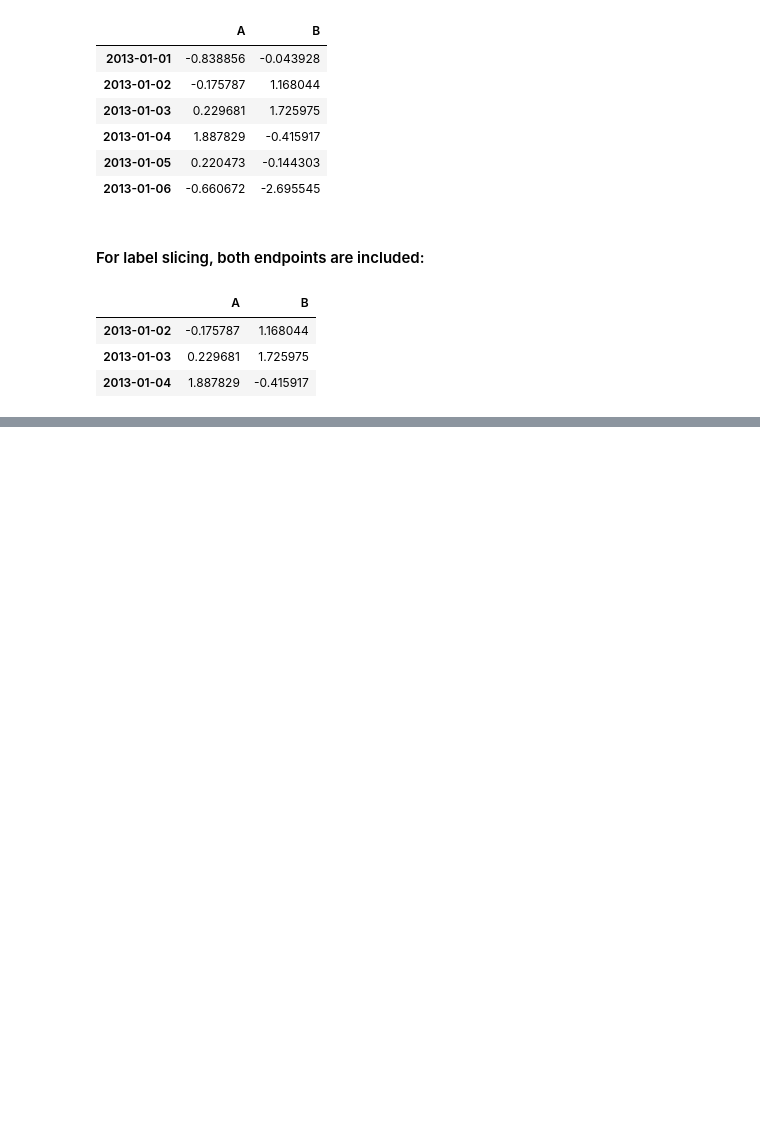
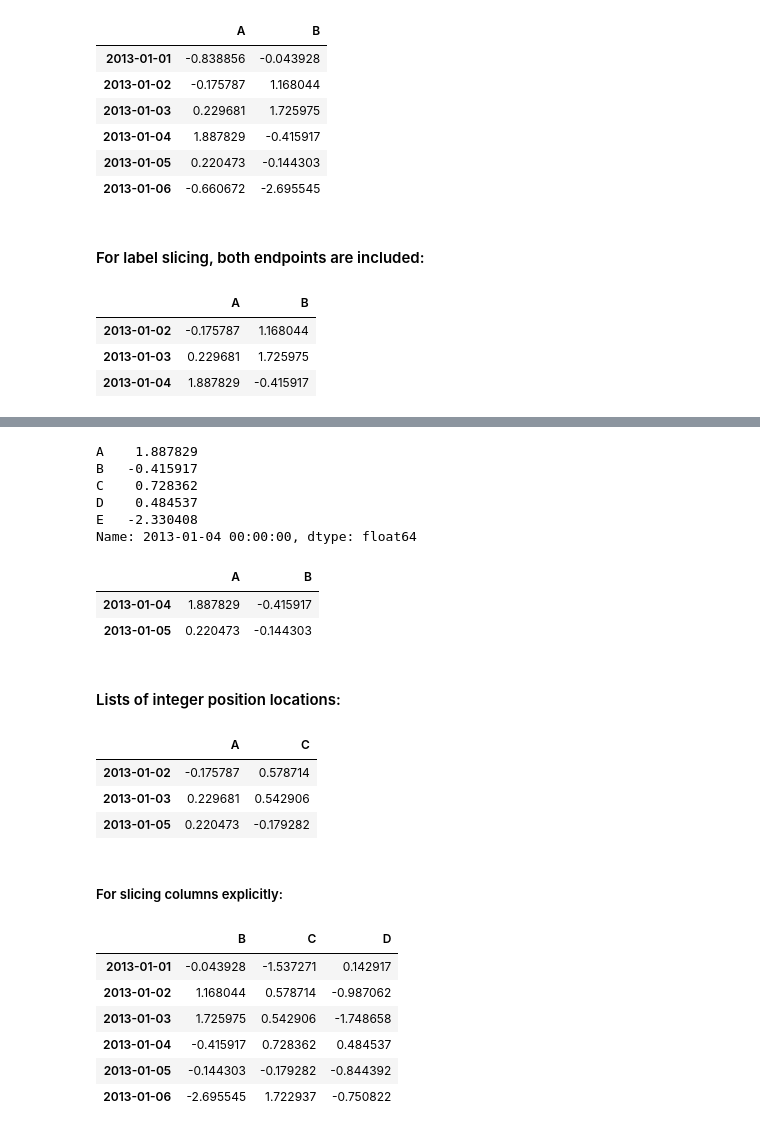
Before and after one commit to Zeeshan138063/data_science_practice, a Jupyter notebook: pandas.ipynb, the cells around one changed output, grey strips where cells are left out. Drawn from its saved outputs; the diff is of its cells as text; code cells hidden in the pictures; blank space fills up the shorter version.

```diff
--- a/pandas.ipynb
+++ b/pandas.ipynb
@@ -302,0 +317,36 @@ df.loc["20130102":"20130104", ["A","B"]]
+# %%
+df.iloc[3]
+# %% [output]
+A    1.887829
+B   -0.415917
+C    0.728362
+D    0.484537
+E   -2.330408
+Name: 2013-01-04 00:00:00, dtype: float64
+# %%
+df.iloc[3:5, 0:2]
+# %% [output]
+|  | A | B |
+| 2013-01-04 | 1.887829 | -0.415917 |
+| 2013-01-05 | 0.220473 | -0.144303 |
+# %% [markdown]
+#### Lists of integer position locations:
+# %%
+df.iloc[[1,2,4], [0,2]]
+# %% [output]
+|  | A | C |
+| 2013-01-02 | -0.175787 | 0.578714 |
+| 2013-01-03 | 0.229681 | 0.542906 |
+| 2013-01-05 | 0.220473 | -0.179282 |
+# %% [markdown]
+##### For slicing columns explicitly:
+# %%
+df.iloc[:, 1:4]
+# %% [output]
+|  | B | C | D |
+| 2013-01-01 | -0.043928 | -1.537271 | 0.142917 |
+| 2013-01-02 | 1.168044 | 0.578714 | -0.987062 |
+| 2013-01-03 | 1.725975 | 0.542906 | -1.748658 |
+| 2013-01-04 | -0.415917 | 0.728362 | 0.484537 |
+| 2013-01-05 | -0.144303 | -0.179282 | -0.844392 |
+| 2013-01-06 | -2.695545 | 1.722937 | -0.750822 |
```
Also changed, not shown: parts of 14 cells of this notebook.
